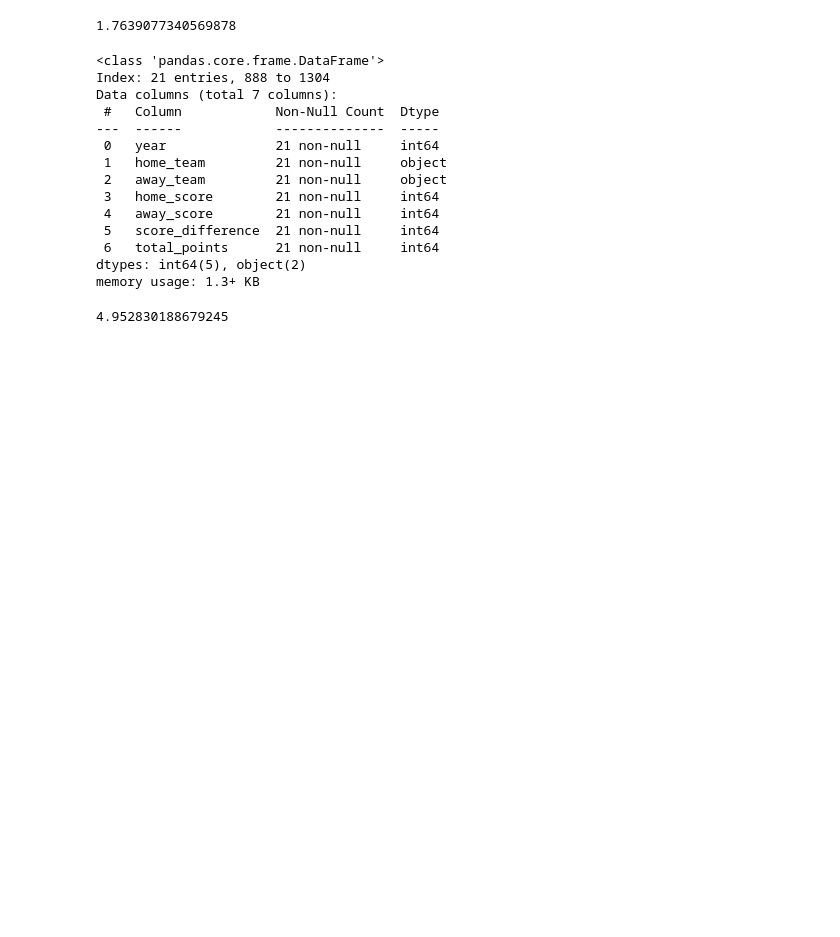
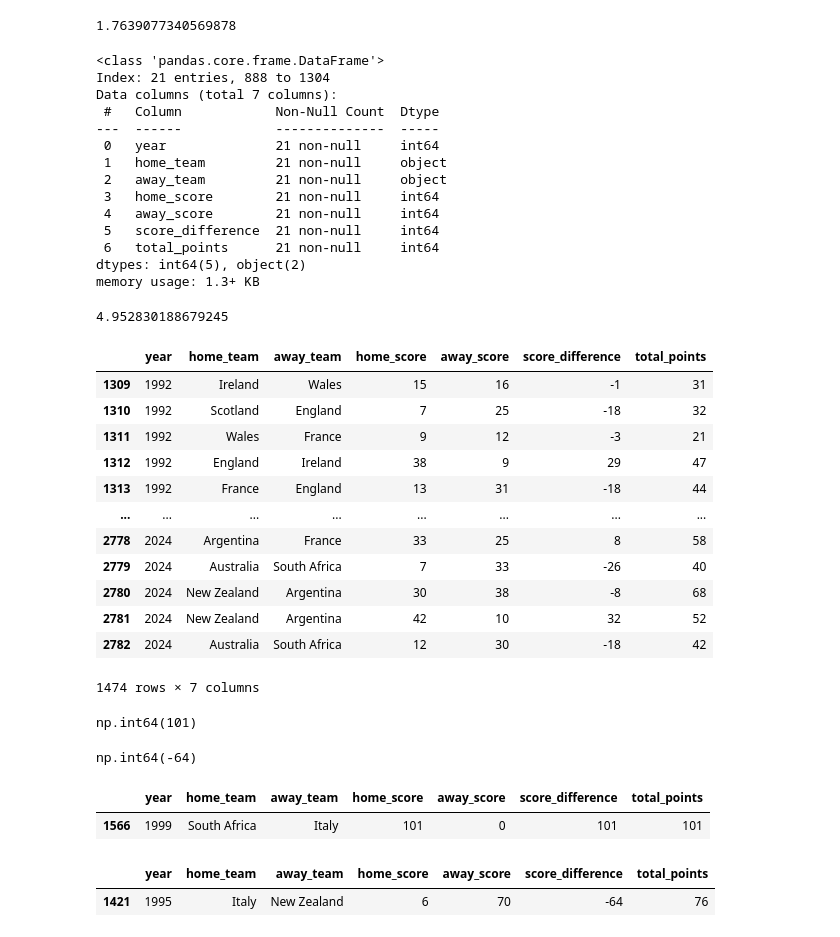
Before and after one commit to DougF-5749/rugby_union_internationals, a Jupyter notebook: notebooks/r_u_internationals.ipynb, the cells around one changed output. Cells and saved outputs as stored; diff of their text form; code cells hidden in the pictures; blank space fills up the shorter version.

```diff
--- a/notebooks/r_u_internationals.ipynb
+++ b/notebooks/r_u_internationals.ipynb
@@ -365,3 +363,39 @@ era_five_excietment_rate = (21 / 424 * 100)
 era_five_excietment_rate
 # %% [output]
 4.952830188679245
+# %%
+modern_era
+# %% [output]
+|  | year | home_team | away_team | home_score | away_score | score_difference | total_points |
+| 1309 | 1992 | Ireland | Wales | 15 | 16 | -1 | 31 |
+| 1310 | 1992 | Scotland | England | 7 | 25 | -18 | 32 |
+| 1311 | 1992 | Wales | France | 9 | 12 | -3 | 21 |
+| 1312 | 1992 | England | Ireland | 38 | 9 | 29 | 47 |
+| 1313 | 1992 | France | England | 13 | 31 | -18 | 44 |
+| ... | ... | ... | ... | ... | ... | ... | ... |
+| 2778 | 2024 | Argentina | France | 33 | 25 | 8 | 58 |
+| 2779 | 2024 | Australia | South Africa | 7 | 33 | -26 | 40 |
+| 2780 | 2024 | New Zealand | Argentina | 30 | 38 | -8 | 68 |
+| 2781 | 2024 | New Zealand | Argentina | 42 | 10 | 32 | 52 |
+| 2782 | 2024 | Australia | South Africa | 12 | 30 | -18 | 42 |
+1474 rows × 7 columns
+# %%
+modern_era['score_difference'].max()
+# %% [output]
+np.int64(101)
+# %%
+modern_era['score_difference'].min()
+# %% [output]
+np.int64(-64)
+# %%
+biggest_home_win = modern_era[modern_era['score_difference'] == 101]
+biggest_home_win
+# %% [output]
+|  | year | home_team | away_team | home_score | away_score | score_difference | total_points |
+| 1566 | 1999 | South Africa | Italy | 101 | 0 | 101 | 101 |
+# %%
+biggest_away_win = modern_era[modern_era['score_difference'] == -64]
+biggest_away_win
+# %% [output]
+|  | year | home_team | away_team | home_score | away_score | score_difference | total_points |
+| 1421 | 1995 | Italy | New Zealand | 6 | 70 | -64 | 76 |
```
Also changed, not shown: parts of 3 cells of this notebook.
